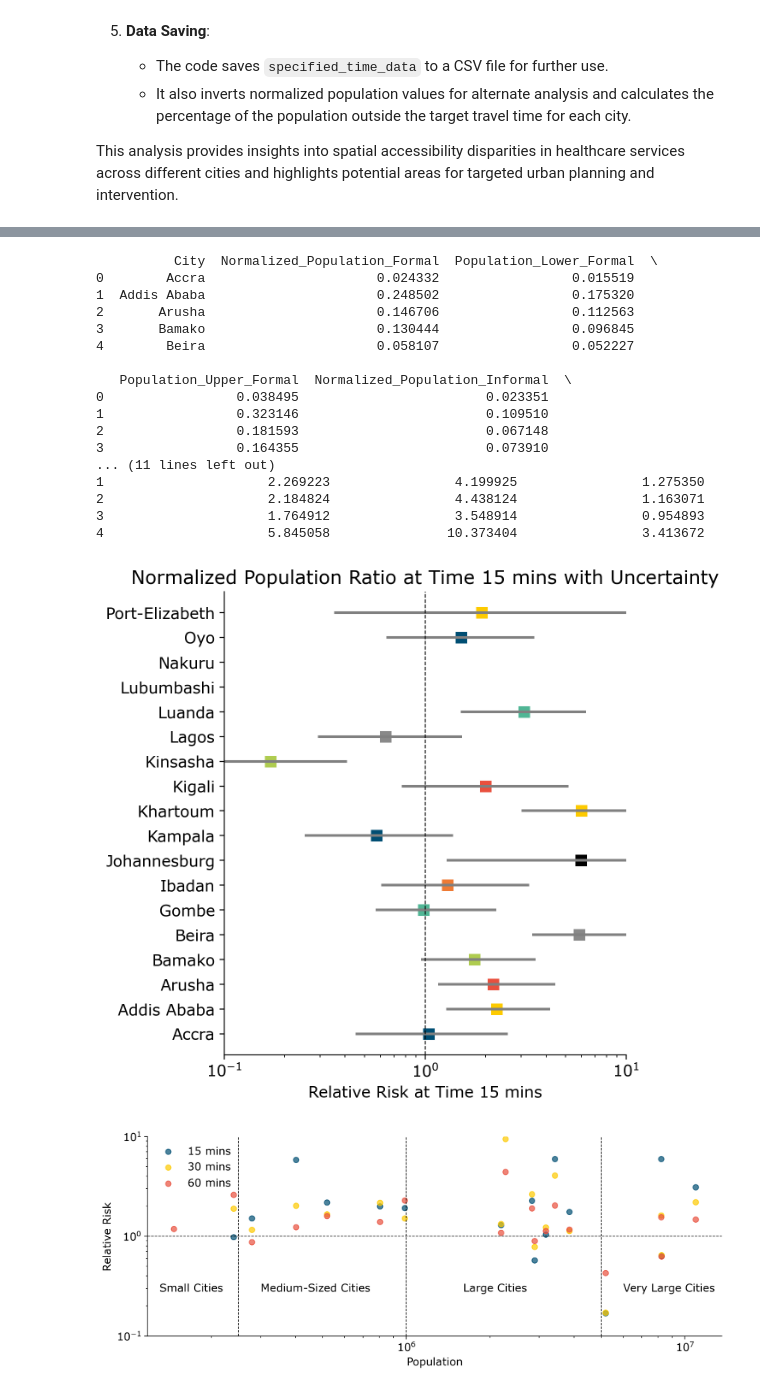
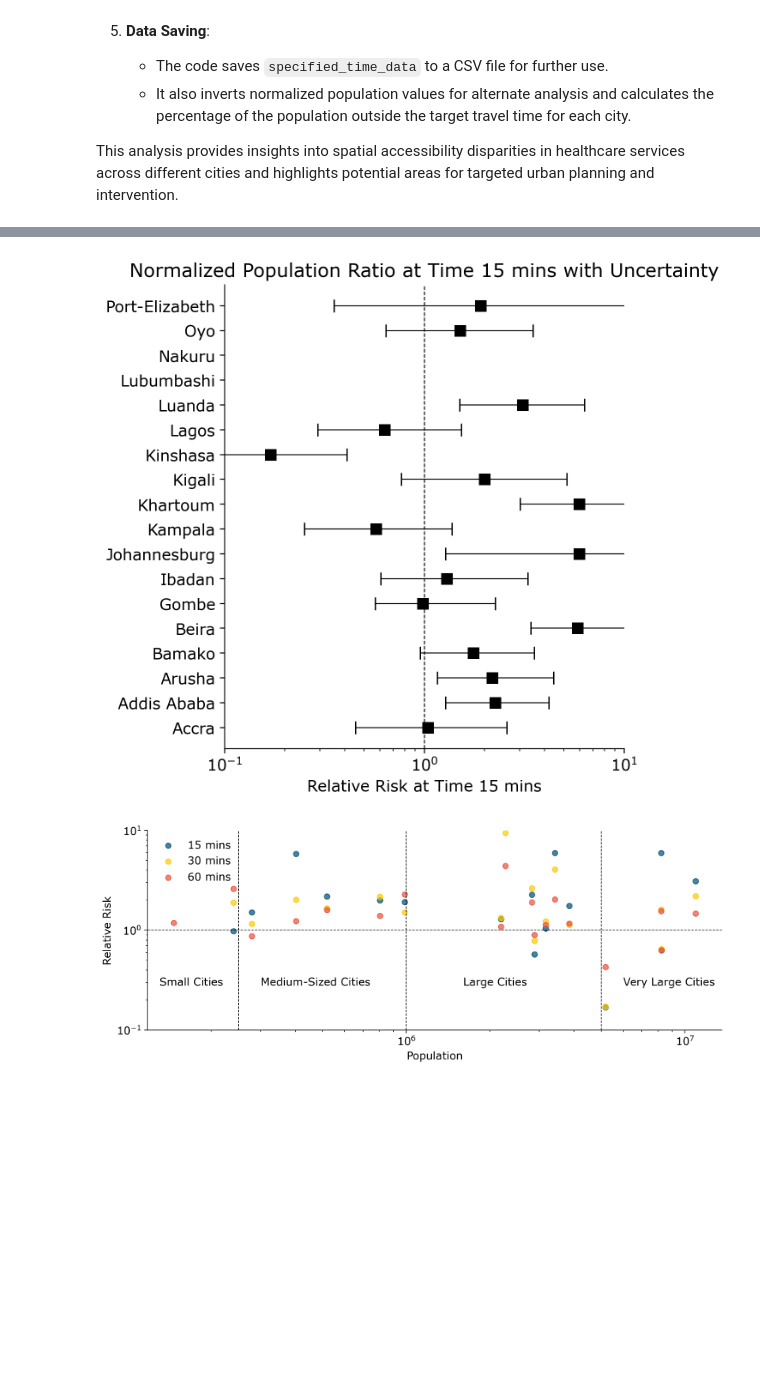
Before and after one commit to johnfriesen/Accessibility-Sub-Saharan-Africa, a Jupyter notebook: create_figures.ipynb, the cells around one changed output, grey strips where cells are left out. Saved outputs shown, nothing was run; the diff lists cells and outputs as text; code cells hidden in the pictures; blank space fills up the shorter version.

Commit message:
Change code and adjust Markdown text

```diff
--- a/create_figures.ipynb
+++ b/create_figures.ipynb
@@ -247,73 +377,51 @@ city_population = df_total_population.groupby('City')['Total_Population'].sum().
 
 # Load specified time data for Formal and Informal areas
 file1 = f'specified_time_data_{hospital}_Formal_{time}_min.csv'
 file2 = f'specified_time_data_{hospital}_Informal_{time}_min.csv'
 df_formal = pd.read_csv(file1)
 df_informal = pd.read_csv(file2)
 
 # Merge the two DataFrames on the 'City' column
 merged_df = pd.merge(df_formal, df_informal, on='City', suffixes=('_Formal', '_Informal'))
 
 # Calculate the ratio of normalized populations and uncertainty intervals
 merged_df['Normalized_Population_Ratio'] = merged_df['Normalized_Population_Formal'] / merged_df['Normalized_Population_Informal']
 merged_df['Population_upper_ratio'] = merged_df['Population_Upper_Formal'] / merged_df['Population_Lower_Informal']
 merged_df['Population_lower_ratio'] = merged_df['Population_Lower_Formal'] / merged_df['Population_Upper_Informal']
 
 # Save the result to a new CSV file
 result_file = f'population_ratio_with_uncertainty_{time}_{hospital}.csv'
 merged_df.to_csv(result_file, index=False)
 
-# Print the first few rows of the result
-print(merged_df.head())
 
 # Create a figure and axis for the plot
 fig, ax = plt.subplots(figsize=(6, 6))
 
-# Iterate over cities in the merged DataFrame
-for i, city in enumerate(merged_df['City']):
-    city_data = merged_df.loc[merged_df['City'] == city]
-
-    # Extract relevant data for the current city
-    normalized_population = city_data['Normalized_Population_Ratio'].values[0]
-    lower = city_data['Population_lower_ratio'].values[0]
-    upper = city_data['Population_upper_ratio'].values[0]
-
-    # Plot the point for normalized population at the time of interest
-    plt.plot(normalized_population, i, 's', markersize=8, label=city)
-
-    # Plot uncertainty bars
-    plt.hlines(i, lower, upper, color='gray', lw=2)
+# Plot points for each city with error bars representing uncertainties
+ax.errorbar(
+    merged_df['Normalized_Population_Ratio'],                   # X values (normalized population ratio)
+    range(len(merged_df['City'])),                              # Y values (index of each city)
+    xerr=[
+        merged_df['Normalized_Population_Ratio'] - merged_df['Population_lower_ratio'],  # Lower bound of error
+        merged_df['Population_upper_ratio'] - merged_df['Normalized_Population_Ratio']   # Upper bound of error
+    ],
+    fmt='s', markersize=8, color='black', capsize=5            # Marker style and error bar cap size
+)
 
 # Customize the plot
-plt.axvline(x=1, color='black', linestyle='--')  # Plot a dashed line at the relative risk value 1
-plt.yticks(range(len(merged_df['City'])), merged_df['City'])
-plt.xlabel(f'Relative Risk at Time {time} mins')
-plt.title(f'Normalized Population Ratio at Time {time} mins with Uncertainty')
-plt.xlim(0.1, 10)  # Adjust the x-axis limits as needed
+plt.axvline(x=1, color='black', linestyle='--')               # Dashed line at relative risk = 1
+ax.set_yticks(range(len(merged_df['City'])))
+ax.set_yticklabels(merged_df['City'])
+ax.set_xlabel(f'Relative Risk at Time {time} mins')
+ax.set_title(f'Normalized Population Ratio at Time {time} mins with Uncertainty')
+plt.xlim(0.1, 10)                                             # Adjust x-axis limits as needed
+plt.xscale('log')                                             # Logarithmic scale for x-axis
 plt.tight_layout()
-plt.xscale('log')
 
 # Show the plot
 plt.show()
 # %% [output]
-          City  Normalized_Population_Formal  Population_Lower_Formal  \
-0        Accra                      0.024332                 0.015519
-1  Addis Ababa                      0.248502                 0.175320
-2       Arusha                      0.146706                 0.112563
-3       Bamako                      0.130444                 0.096845
-4        Beira                      0.058107                 0.052227
-
-   Population_Upper_Formal  Normalized_Population_Informal  \
-0                 0.038495                        0.023351
-1                 0.323146                        0.109510
-2                 0.181593                        0.067148
-3                 0.164355                        0.073910
-... (11 lines left out)
-1                     2.269223                4.199925                1.275350
-2                     2.184824                4.438124                1.163071
-3                     1.764912                3.548914                0.954893
-4                     5.845058               10.373404                3.413672
-[figure, old version]
+[figure, new version]
 # %%
 # Merge city_population DataFrame with the result DataFrame for each time
 analysis_df = pd.merge(city_population, merged_df, on='City')
```
Also changed, not shown: parts of 4 cells of this notebook.
